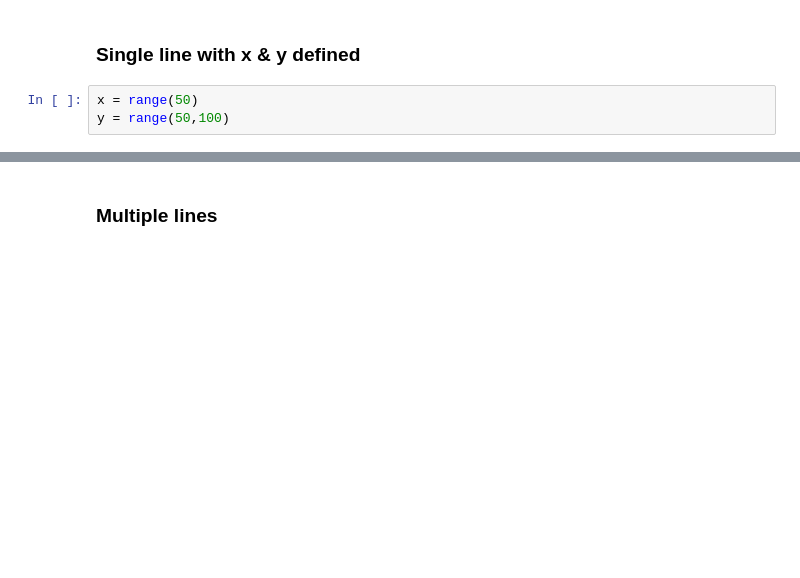
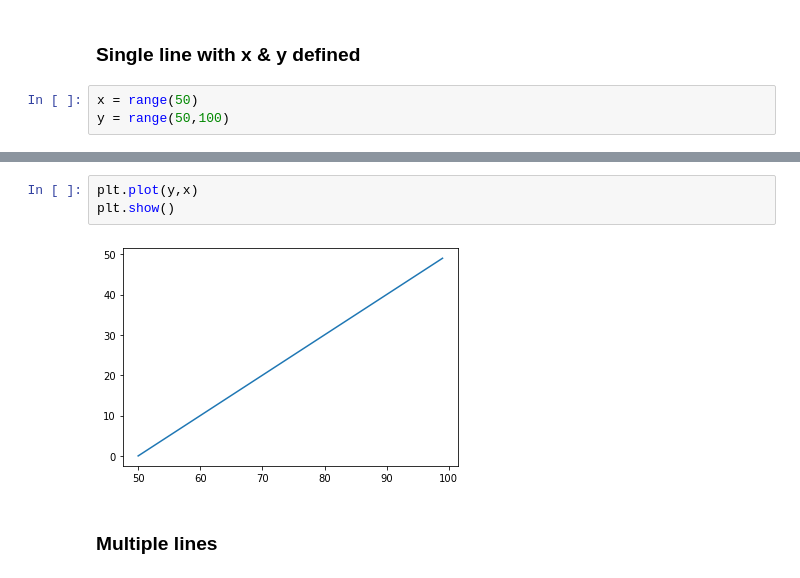
Before and after one commit to CodeupClassroom/pagel-data-science-libraries, a Jupyter notebook: matplotlib_lesson.ipynb, the cells around one changed output, grey strips where cells are left out. Drawn from its saved outputs; the diff is of its cells as text; blank space fills up the shorter version.

```diff
--- a/matplotlib_lesson.ipynb
+++ b/matplotlib_lesson.ipynb
@@ -53,3 +76,8 @@ y = range(50,100)
+# %%
+plt.plot(y,x)
+plt.show()
+# %% [output]
+[figure, added]
 # %% [markdown]
 ### Multiple lines
 # %%
```
Also changed, not shown: parts of 55 cells of this notebook.
